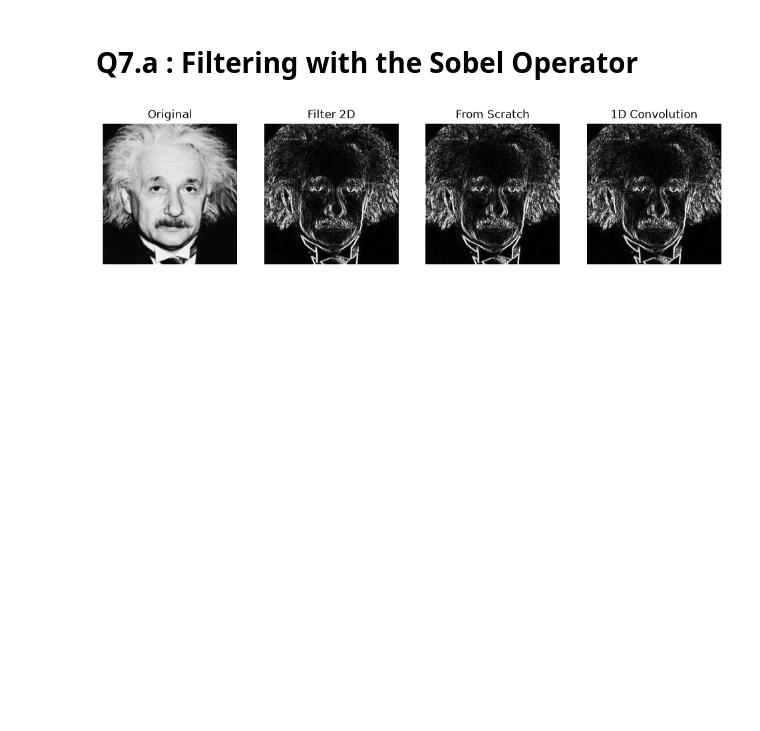
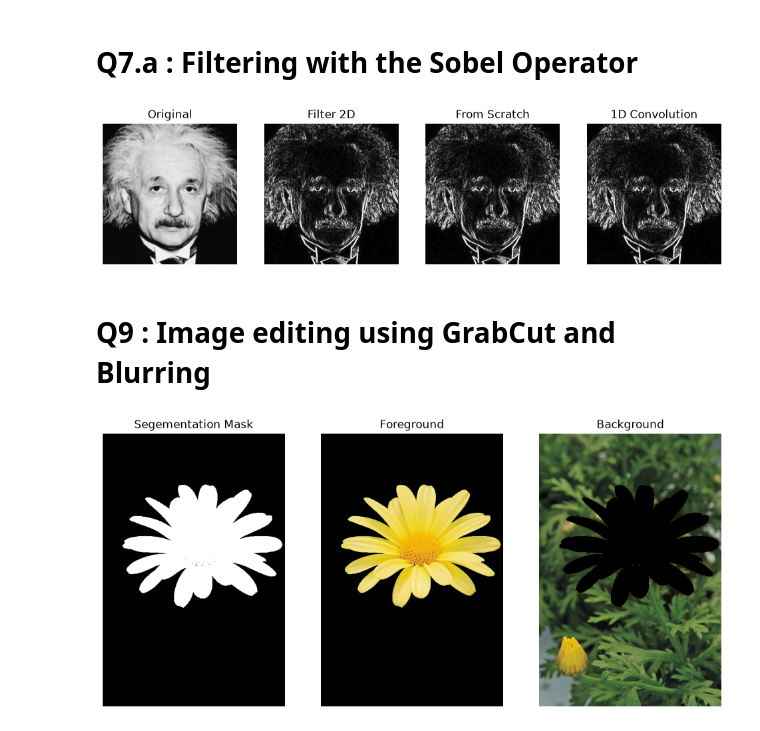
Before and after one commit to rus1ru/EN3160_Assignment_1, a Jupyter notebook: assignment_01.ipynb, the cells around one changed output. Drawn from its saved outputs; the diff is of its cells as text; code cells hidden in the pictures; blank space fills up the shorter version.

Commit message:
Image editing using GrabCut and Blurring

```diff
--- a/assignment_01.ipynb
+++ b/assignment_01.ipynb
@@ -553,3 +553,45 @@ plt.axis("off")
 plt.show()
 # %% [output]
 [figure]
+# %% [markdown]
+# Q9 : Image editing using GrabCut and Blurring
+# %%
+def segment_through_grabcut(image):
+    mask = np.zeros(image.shape[:2],np.uint8)
+    bgdModel = np.zeros((1,65),np.float64)
+    fgdModel = np.zeros((1,65),np.float64)
+
+    rect = (50,140,550,500)  # get the rectangle coordinates relatively by adjusting
+
+    cv2.grabCut(image,mask,rect,bgdModel,fgdModel,10,cv2.GC_INIT_WITH_RECT)
+    mask2 = np.where((mask==2)|(mask==0),0,1).astype('uint8')
+
+    foreground = image*mask2[:,:,np.newaxis]
+    background = image*(1-mask2[:,:,np.newaxis])
+
+    return mask2, foreground, background
+# %%
+img = cv2.imread("images/q8.jpeg")
+mask2, foreground, background = segment_through_grabcut(img)
+
+
+plt.figure(figsize=(12, 8))
+
+plt.subplot(1, 3, 1)
+plt.imshow(mask2, cmap="gray")
+plt.title("Segementation Mask")
+plt.axis("off")
+
+plt.subplot(1, 3, 2)
+plt.imshow(cv2.cvtColor(foreground, cv2.COLOR_BGR2RGB))
+plt.title("Foreground")
+plt.axis("off")
+
+plt.subplot(1, 3, 3)
+plt.imshow(cv2.cvtColor(background, cv2.COLOR_BGR2RGB))
+plt.title("Background")
+plt.axis("off")
+
+plt.show()
+# %% [output]
+[figure, added]
```
Also changed, not shown: parts of 2 cells of this notebook, 2 other files.
